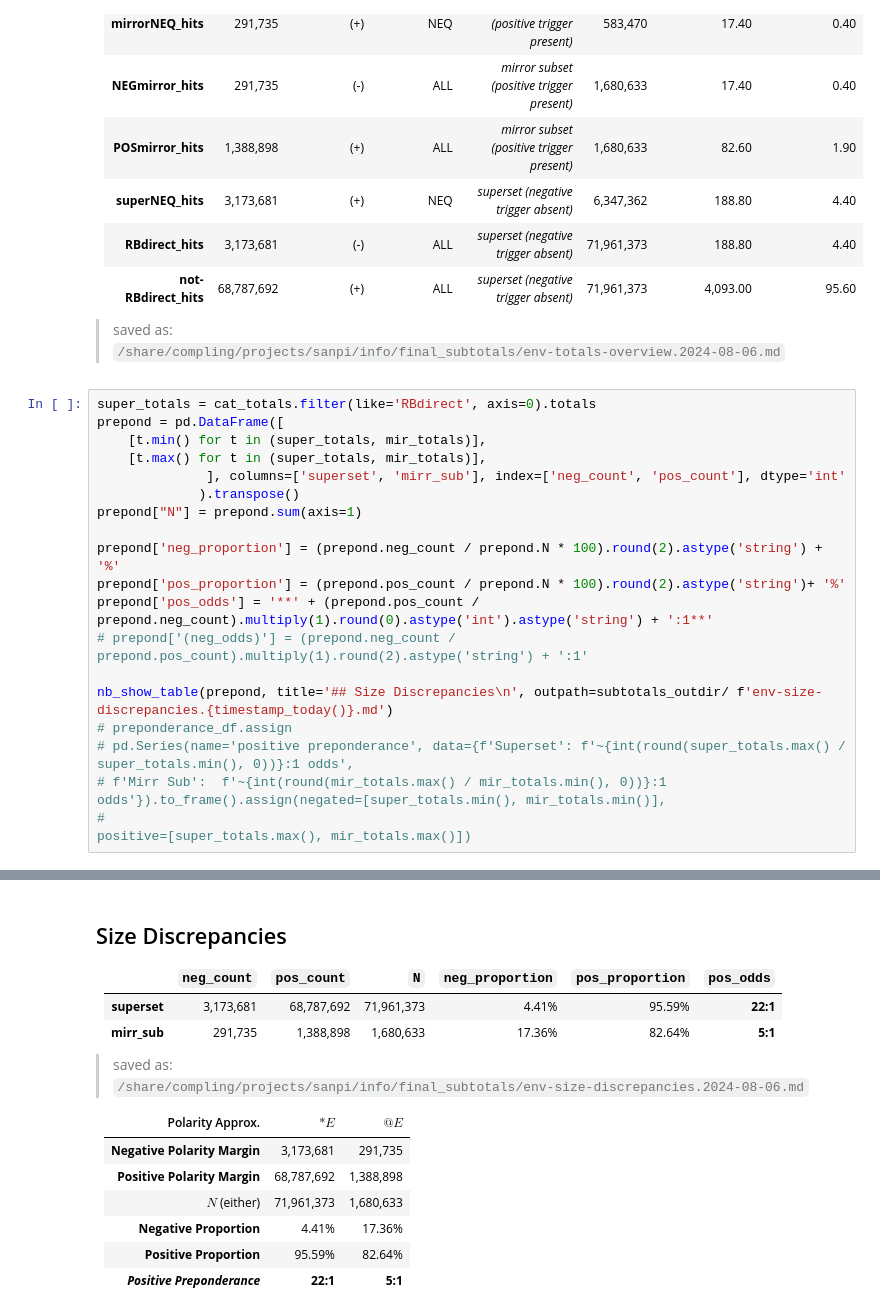
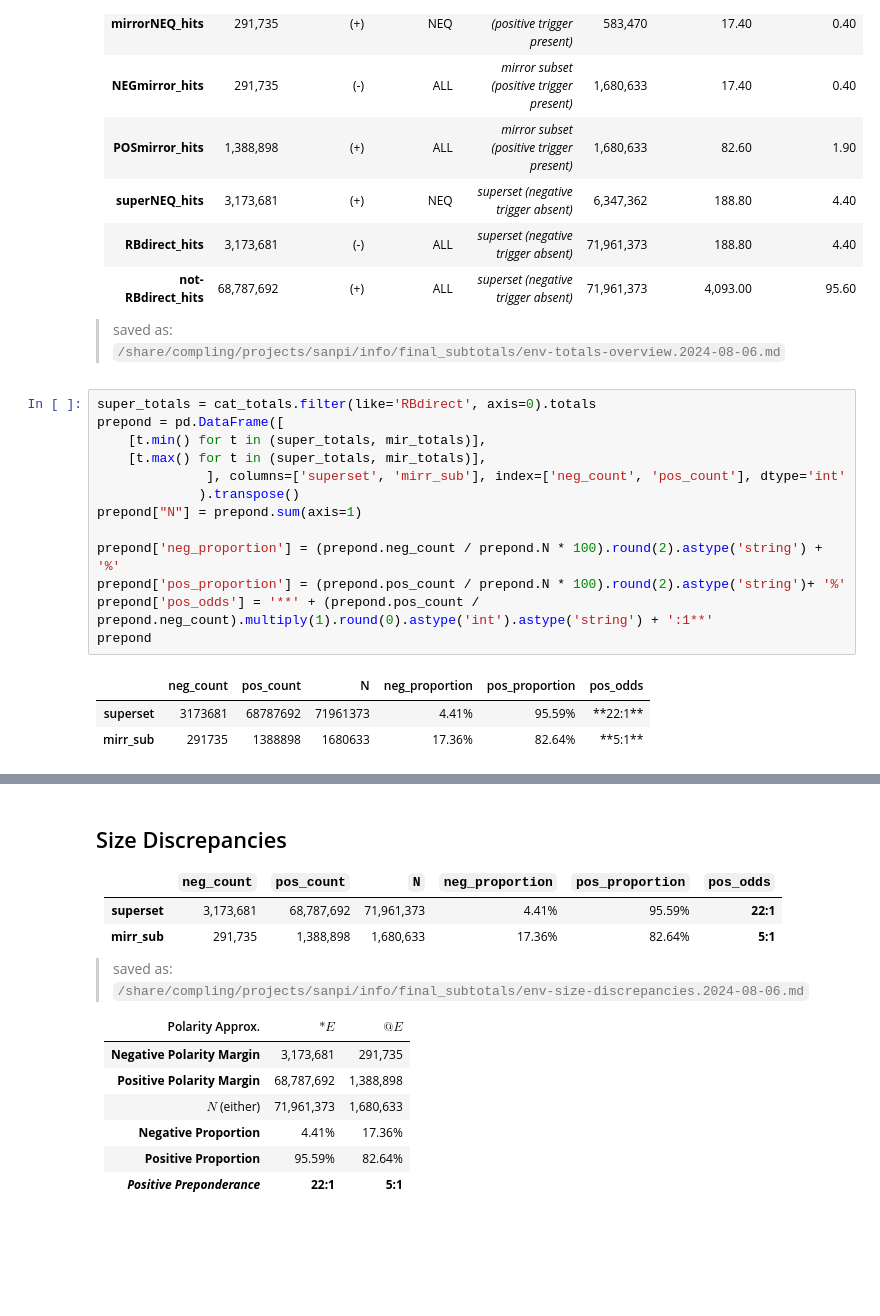
Before and after one commit to AndreaTheLinguist/sanpi, a Jupyter notebook: notebooks/FINAL_subtotals.ipynb, the cells around one changed output, grey strips where cells are left out. Drawn from its saved outputs; the diff is of its cells as text; blank space fills up the shorter version.

Commit message:
updates to subtotals notebook + a new notebook, just to pull out top-level `env~adv` frequencies & AMs and output to tables in writing assets

```diff
--- a/notebooks/FINAL_subtotals.ipynb
+++ b/notebooks/FINAL_subtotals.ipynb
@@ -246,19 +378,17 @@ nb_show_table(cat_totals.convert_dtypes().sort_index(axis=1, ascending=False), o
 # %%
 super_totals = cat_totals.filter(like='RBdirect', axis=0).totals
 prepond = pd.DataFrame([
     [t.min() for t in (super_totals, mir_totals)],
     [t.max() for t in (super_totals, mir_totals)],
               ], columns=['superset', 'mirr_sub'], index=['neg_count', 'pos_count'], dtype='int'
              ).transpose()
 prepond["N"] = prepond.sum(axis=1)
 
 prepond['neg_proportion'] = (prepond.neg_count / prepond.N * 100).round(2).astype('string') + '%'
 prepond['pos_proportion'] = (prepond.pos_count / prepond.N * 100).round(2).astype('string')+ '%'
 prepond['pos_odds'] = '**' + (prepond.pos_count / prepond.neg_count).multiply(1).round(0).astype('int').astype('string') + ':1**'
-# prepond['(neg_odds)'] = (prepond.neg_count / prepond.pos_count).multiply(1).round(2).astype('string') + ':1'
-
-nb_show_table(prepond, title='## Size Discrepancies\n', outpath=subtotals_outdir/ f'env-size-discrepancies.{timestamp_today()}.md')
-# preponderance_df.assign
-# pd.Series(name='positive preponderance', data={f'Superset': f'~{int(round(super_totals.max() / super_totals.min(), 0))}:1 odds',
-# f'Mirr Sub':  f'~{int(round(mir_totals.max() / mir_totals.min(), 0))}:1 odds'}).to_frame().assign(negated=[super_totals.min(), mir_totals.min()],
-#                                                                                                   positive=[super_totals.max(), mir_totals.max()])
+prepond
+# %% [output]
+|  | neg_count | pos_count | N | neg_proportion | pos_proportion | pos_odds |
+| superset | 3173681 | 68787692 | 71961373 | 4.41% | 95.59% | **22:1** |
+| mirr_sub | 291735 | 1388898 | 1680633 | 17.36% | 82.64% | **5:1** |
```
Also changed, not shown: parts of 13 cells of this notebook, 3 other files.
